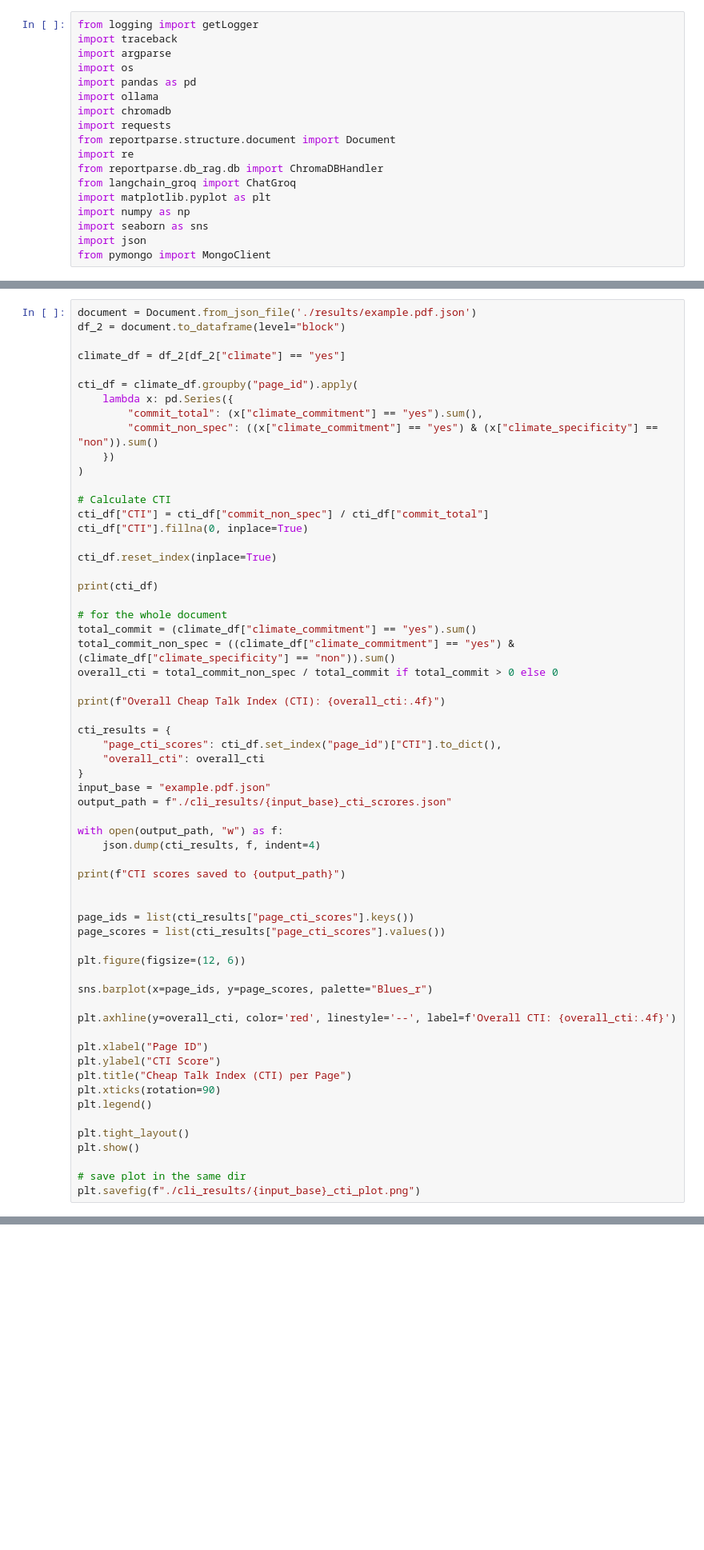
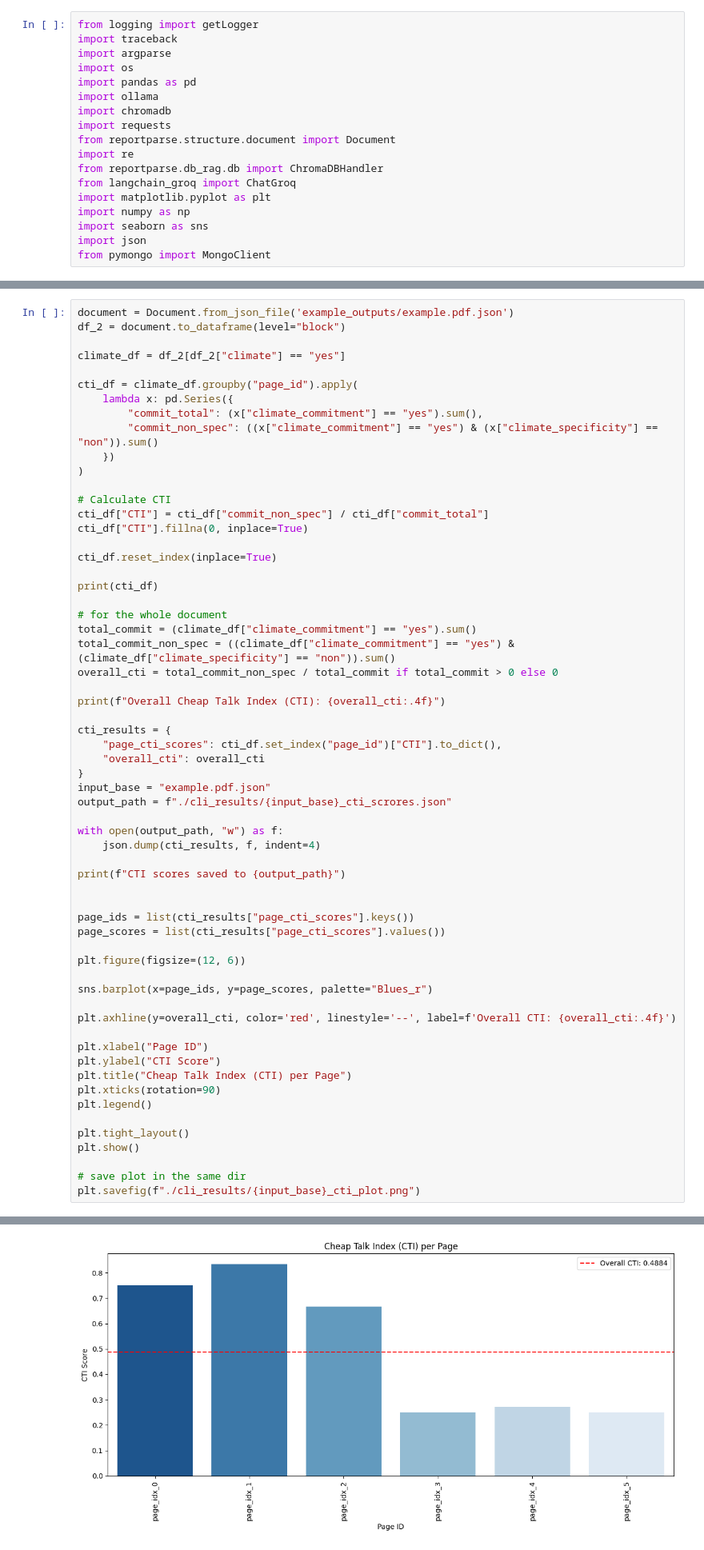
Before and after one commit to athenarc/ai4greenwashing, a Jupyter notebook: example.ipynb, the cells around one changed output, grey strips where cells are left out. Shown at 80% size. Cells and saved outputs as stored; diff of their text form; blank space fills up the shorter version.

```diff
--- a/example.ipynb
+++ b/example.ipynb
@@ -238,5 +387,5 @@ Overall CTI: 0.5556
 # %%
-document = Document.from_json_file('./results/example.pdf.json')
+document = Document.from_json_file('example_outputs/example.pdf.json')
 df_2 = document.to_dataframe(level="block")
 
 climate_df = df_2[df_2["climate"] == "yes"]
@@ -300,0 +461 @@ KeyError: 'climate'
+[figure, added]
```
Also changed, not shown: parts of 8 cells of this notebook.
